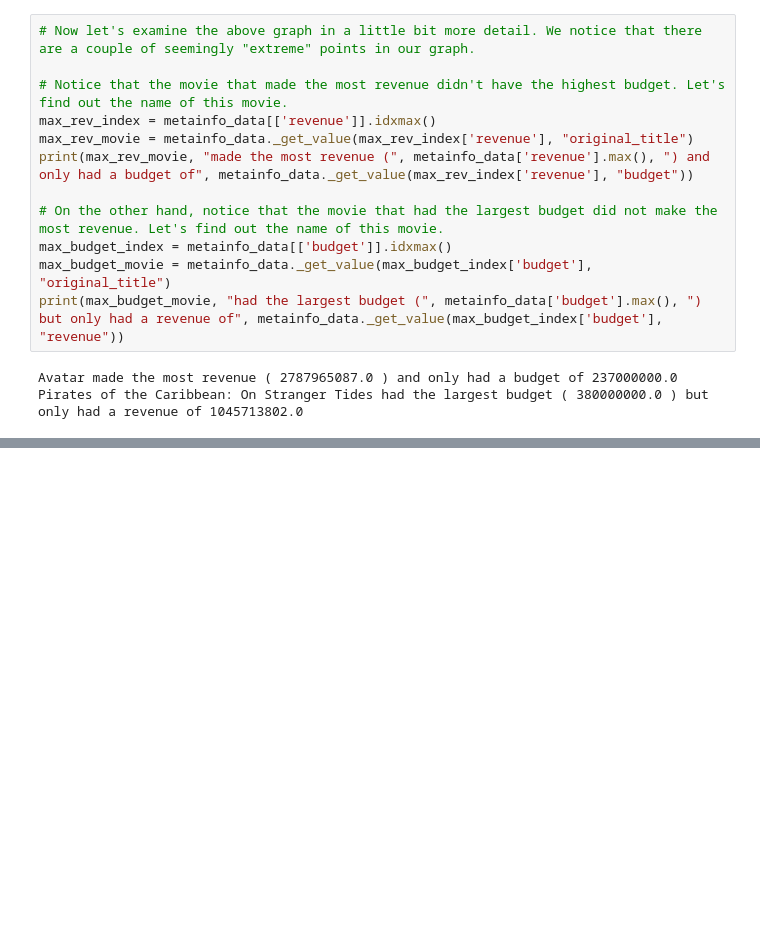
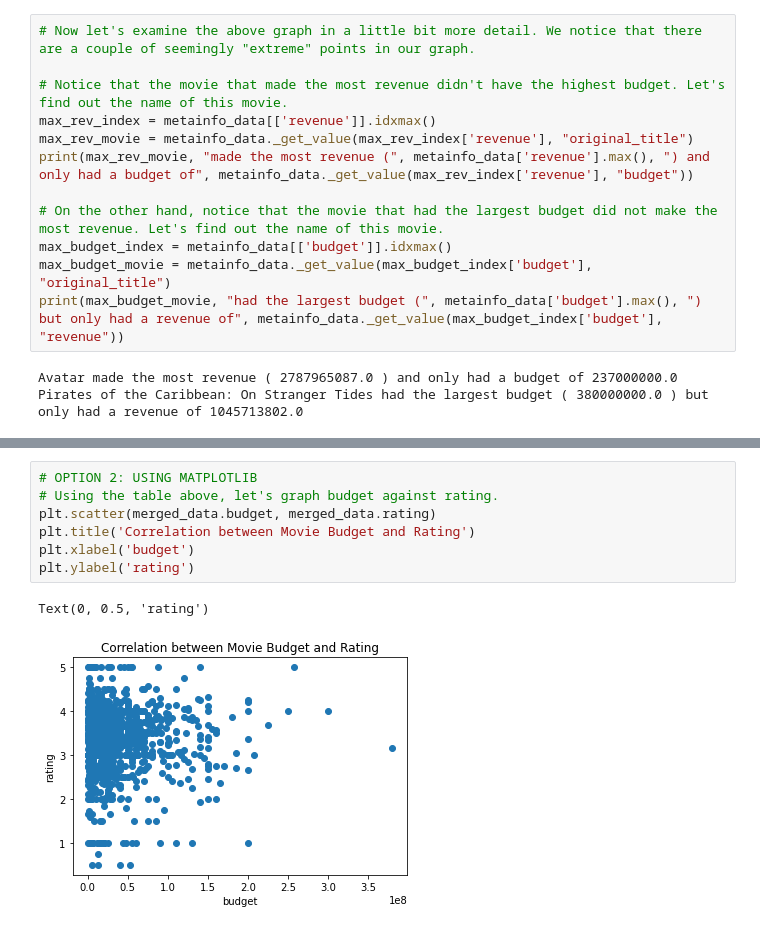
Before and after one commit to madisonkohls/datares-w2021-project, a Jupyter notebook: Bonnie_Visualizations.ipynb, the cells around one changed output, grey strips where cells are left out. Saved outputs shown, nothing was run; the diff lists cells and outputs as text; blank space fills up the shorter version.

```diff
--- a/Bonnie_Visualizations.ipynb
+++ b/Bonnie_Visualizations.ipynb
@@ -80,0 +132,10 @@ Pirates of the Caribbean: On Stranger Tides had the largest budget ( 380000000.0
+# %%
+# OPTION 2: USING MATPLOTLIB
+# Using the table above, let's graph budget against rating.
+plt.scatter(merged_data.budget, merged_data.rating)
+plt.title('Correlation between Movie Budget and Rating')
+plt.xlabel('budget')
+plt.ylabel('rating')
+# %% [output]
+Text(0, 0.5, 'rating')
+[figure, added]
```
Also changed, not shown: parts of 7 cells of this notebook.
